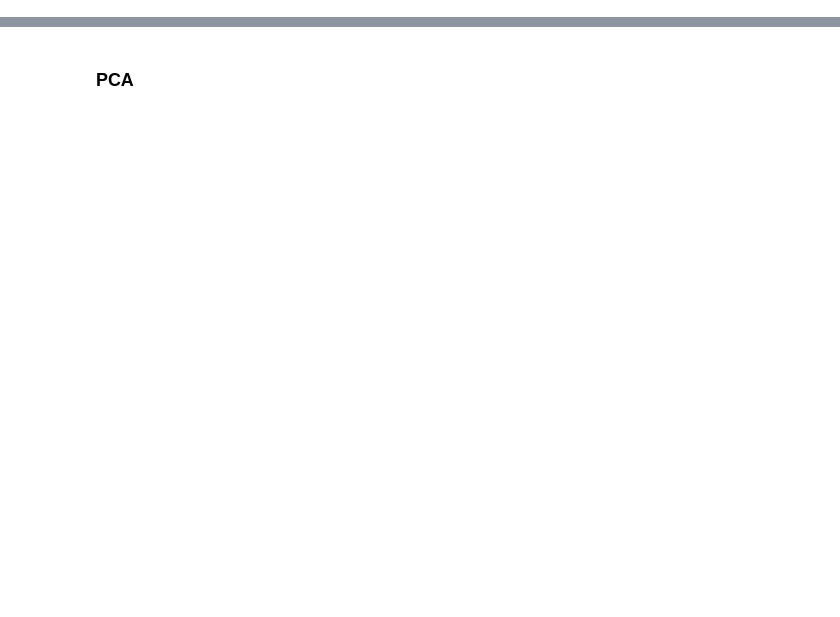
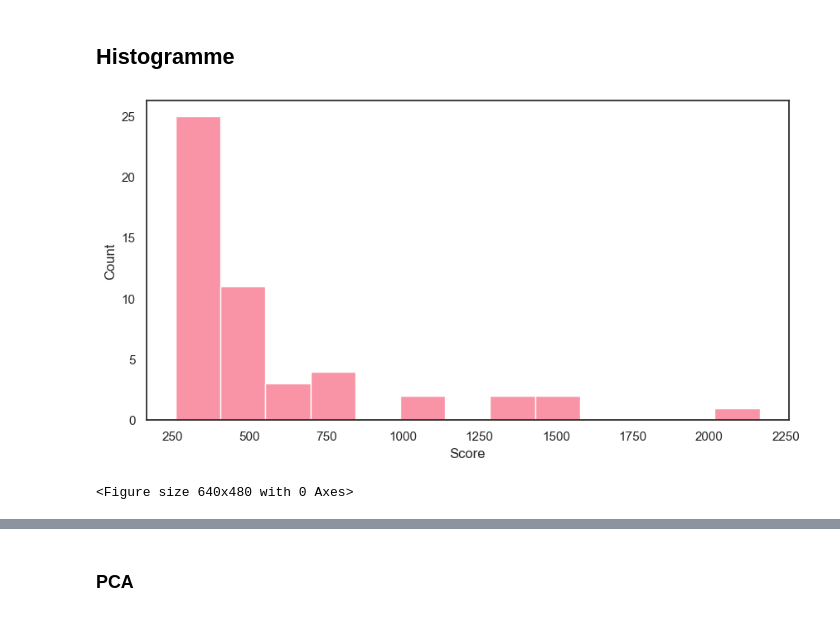
Before and after one commit to Randasabag/Projet-5-ML, a Jupyter notebook: Projet-5-ML/P5_Word2Vec.ipynb, the cells around one changed output, grey strips where cells are left out. Cells and saved outputs as stored; diff of their text form; code cells hidden in the pictures; blank space fills up the shorter version.

```diff
--- a/Projet-5-ML/P5_Word2Vec.ipynb
+++ b/Projet-5-ML/P5_Word2Vec.ipynb
@@ -75,0 +152,16 @@ df_net
+# %% [markdown]
+## Histogramme
+# %%
+# Visualisation des histogrammes de la variable Score
+plt.figure(figsize=(10, 5))
+sns.set(style="white", palette="husl")
+sns.histplot(data=df, x='Score')
+plt.show()
+
+# Espacement entre les graphiques
+plt.tight_layout()
+
+plt.savefig("hist.png")
+# %% [output]
+[figure, added]
+<Figure size 640x480 with 0 Axes>
```
Also changed, not shown: parts of 94 cells of this notebook, 4 other files.
